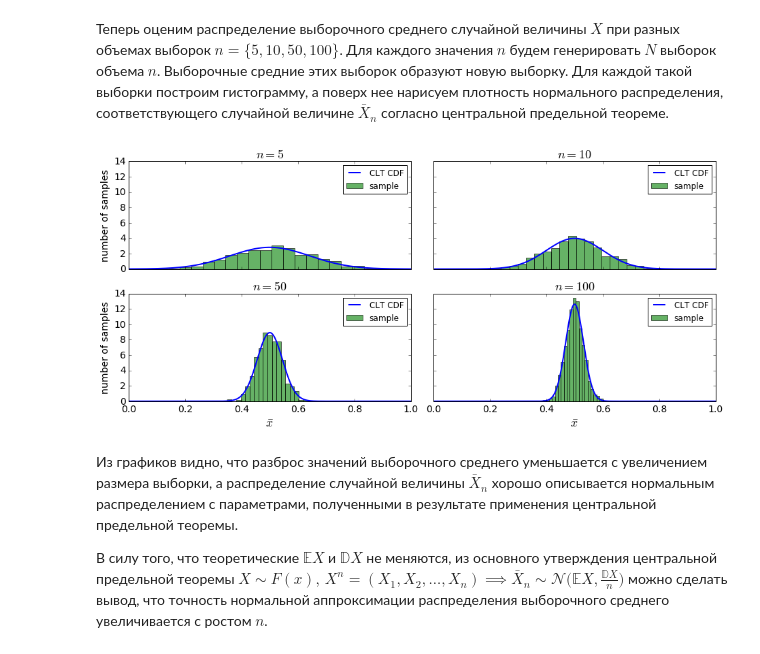
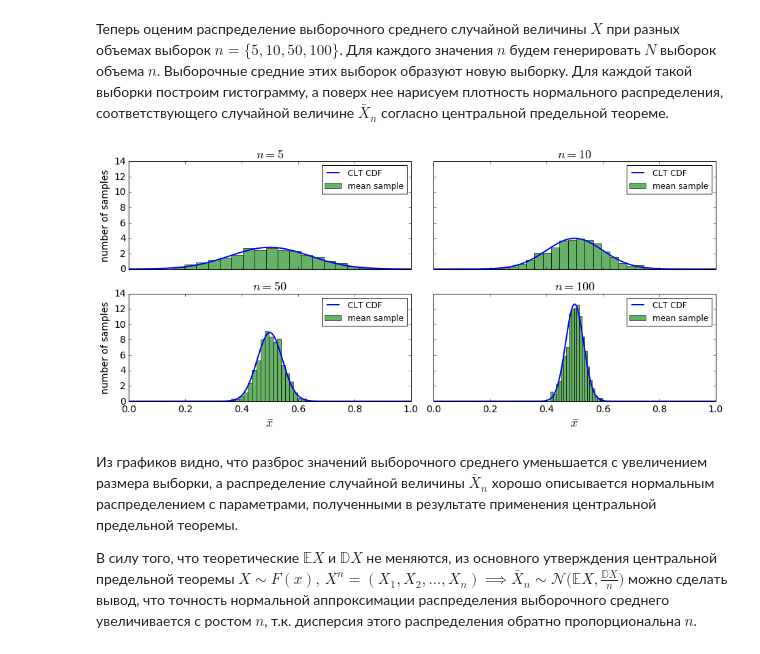
Before and after one commit to mkalygin/jupyter-notebooks, a Jupyter notebook: courses/mathematics-and-python/week-4/assignments/clt.ipynb, the cells around one changed output. Saved outputs shown, nothing was run; the diff lists cells and outputs as text; code cells hidden in the pictures.

```diff
--- a/courses/mathematics-and-python/week-4/assignments/clt.ipynb
+++ b/courses/mathematics-and-python/week-4/assignments/clt.ipynb
@@ -60,37 +58,37 @@ plt.xlim([0, 1])
 # 1. generate N samples of size n;
 # 2. compute means of generated samples;
 # 3. computed means give a new sample for sample mean random variable;
 # 4. draw histogram for this sample;
 # 5. using CLT compute normal distribution parameters for sample mean random variable;
 # 6. draw PDF of normal distribution for sample mean random variable.
 for i, n in enumerate([5, 10, 50, 100]):
     p = plots[i]
 
     # (1), (2), (3)
-    s = [X.rvs(n).mean() for _ in range(N)]
+    s = np.array([X.rvs(n).mean() for _ in range(N)])
 
     # (5)
     mu = X.mean()
     sigma = np.sqrt(X.var() / n)
     X_mean = sts.norm(mu, sigma)
 
     # (6)
     p.plot(dom, X_mean.pdf(dom), label = 'CLT CDF', **plot_params)
 
     # (4)
-    p.hist(s, label = 'sample', **hist_params)
+    p.hist(s, label = 'mean sample', **hist_params)
     p.set_title('$n = %d$' % n, **title_params)
     p.legend(**legend_params)
 
     # Show labels on bottom and left sides only.
     if i > 1: p.set_xlabel('$\\bar{x}$', **xlabel_params)
     if i % 2 == 0: p.set_ylabel('number of samples', **ylabel_params)
 
 plt.tight_layout()
 plt.show()
 # %% [output]
-[figure, old version]
+[figure, new version]
 # %% [markdown]
 Из графиков видно, что разброс значений выборочного среднего уменьшается с увеличением размера выборки, а распределение случайной величины $\bar{X}_n$ хорошо описывается нормальным распределением с параметрами, полученными в результате применения центральной предельной теоремы.
 
-В силу того, что теоретические $\mathbb{E}X$ и $\mathbb{D}X$ не меняются, из основного утверждения центральной предельной теоремы $X \sim F(x),\, X^n = (X_1, X_2, \dots, X_n) \implies \bar{X}_n \sim \mathcal{N} \bigg(\mathbb{E}X, \frac{\mathbb{D}X}{n} \bigg)$ можно сделать вывод, что точность нормальной аппроксимации распределения выборочного среднего увеличивается с ростом $n$.
+В силу того, что теоретические $\mathbb{E}X$ и $\mathbb{D}X$ не меняются, из основного утверждения центральной предельной теоремы $X \sim F(x),\, X^n = (X_1, X_2, \dots, X_n) \implies \bar{X}_n \sim \mathcal{N} \bigg(\mathbb{E}X, \frac{\mathbb{D}X}{n} \bigg)$ можно сделать вывод, что точность нормальной аппроксимации распределения выборочного среднего увеличивается с ростом $n$, т.к. дисперсия этого распределения обратно пропорциональна $n$.
```
Also changed, not shown: parts of 2 cells of this notebook.
